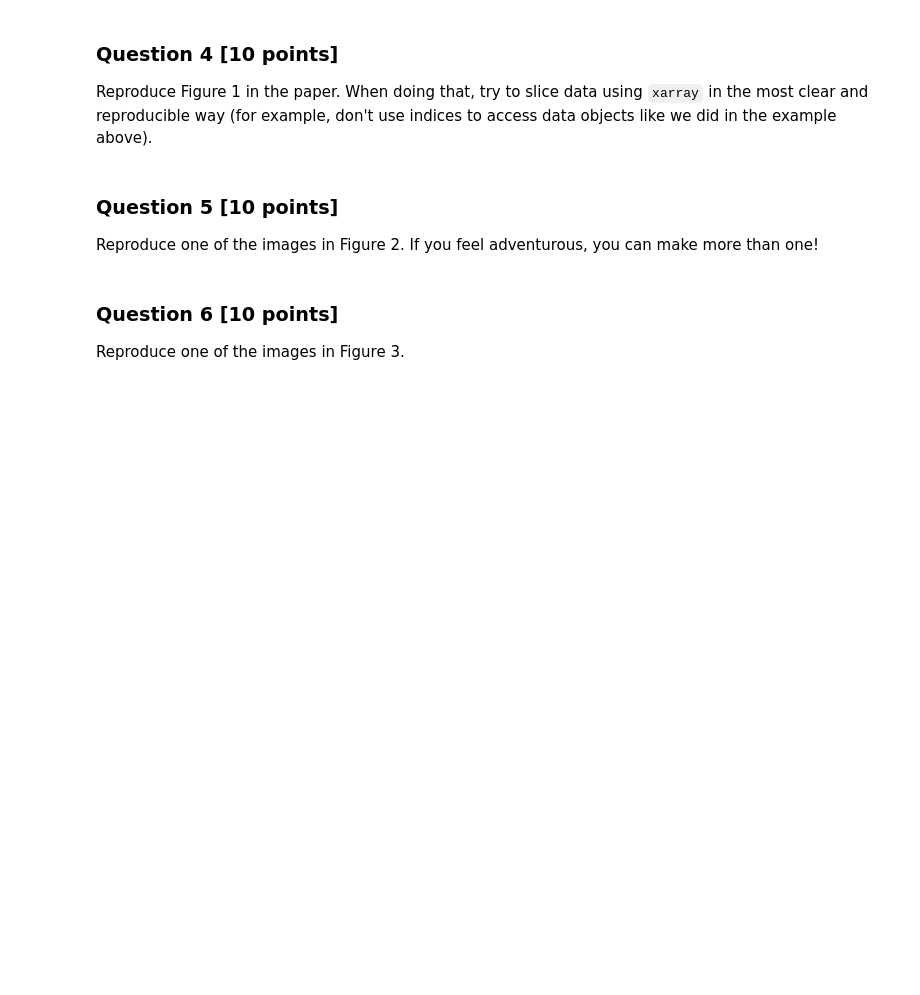
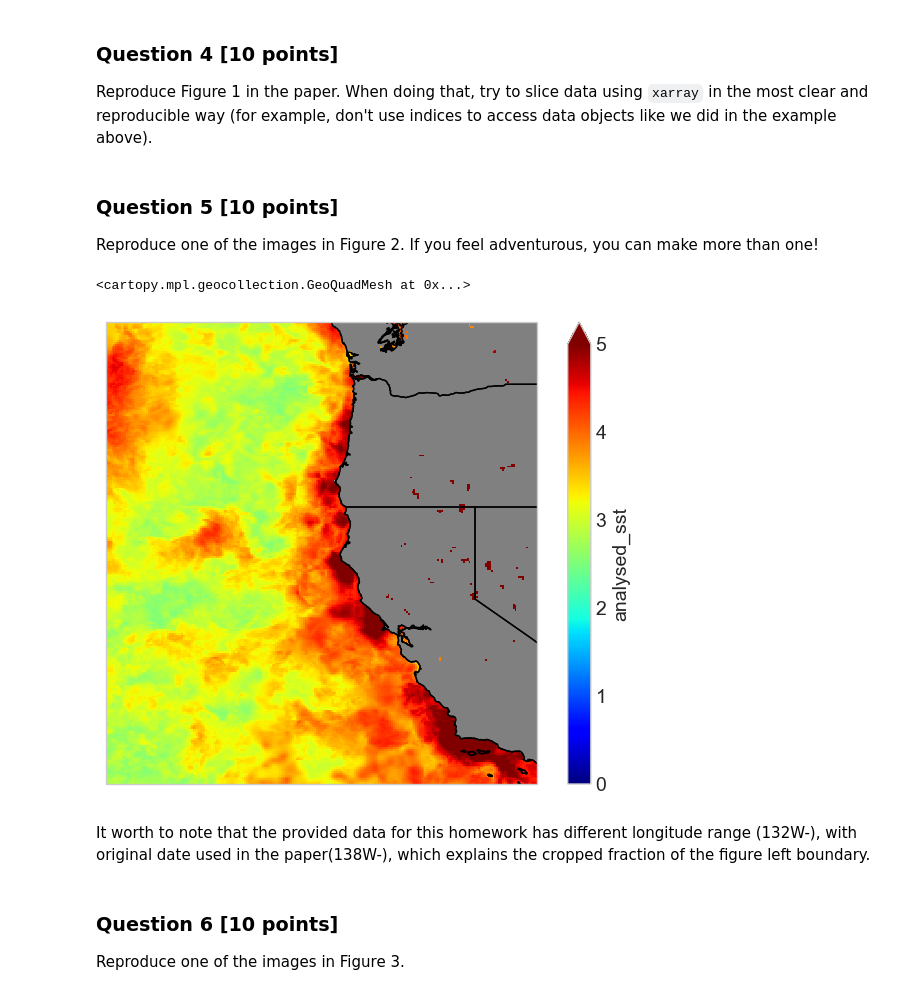
Before and after one commit to UCB-stat-159-s23/hw03-Group24, a Jupyter notebook: hw03-climate.ipynb, the cells around one changed output. Saved outputs shown, nothing was run; the diff lists cells and outputs as text; code cells hidden in the pictures; blank space fills up the shorter version.

Commit message:
Reproduce Figure 2(a) for Q5

```diff
--- a/hw03-climate.ipynb
+++ b/hw03-climate.ipynb
@@ -273,3 +296,32 @@ Reproduce one of the images in Figure 2. If you feel adventurous, you can make m
+# %%
+
+# Load data
+ds = xr.open_dataset("~/shared/climate-data/ds_hw.nc")
+
+# Select data by date range and take moving average by 5 days
+sst_0212 = ds.sel(time=slice('2002-01-01', '2012-12-31')).analysed_sst
+sst_0212_5_day_avg = sst_0212.rolling(time=5, center=True, min_periods=1).mean()
+
+sst_0216 = ds.sel(time=slice('2002-01-01', '2016-07-31')).analysed_sst
+sst_0216_5_day_avg = sst_0216.rolling(time=5, center=True, min_periods=1).mean()
+
+# Calculate the climatology of each day of year using data during 2002 - July 2012 after 5 days average
+climatology = sst_0212_5_day_avg.groupby('time.dayofyear').mean('time', keep_attrs=True, skipna=False)
+
+# Pick the maximum 5 day average SST anomaly at each location for the visualization of Fig2(a)
+sst_max_anomolies = (sst_0216_5_day_avg.groupby('time.dayofyear') - climatology).max(dim='time')
+# %%
+# Visualization
+ax = plt.subplot(projection=crs)
+ax.add_feature(cfeature.LAND, color="grey")
+ax.add_feature(cfeature.STATES.with_scale("10m"))
+ax.coastlines("10m", color="k")
+sst_max_anomolies.plot(ax=ax, transform=crs, cmap='jet', vmin=0, vmax=5)
+# %% [output]
+<cartopy.mpl.geocollection.GeoQuadMesh at 0x...>
+[figure, added]
+# %% [markdown]
+It worth to note that the provided data for this homework has different longitude range (132W-), with original date used in the paper(138W-), which explains the cropped fraction of the figure left boundary.
 # %% [markdown]
 ### Question 6 [10 points]
 
```
Also changed, not shown: parts of 7 cells of this notebook, 1 other file.
